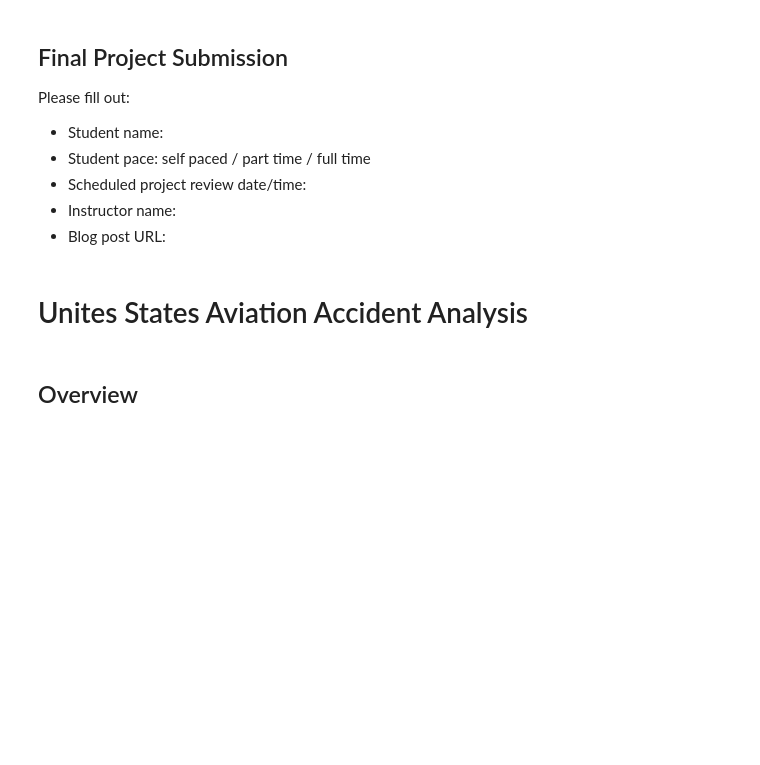
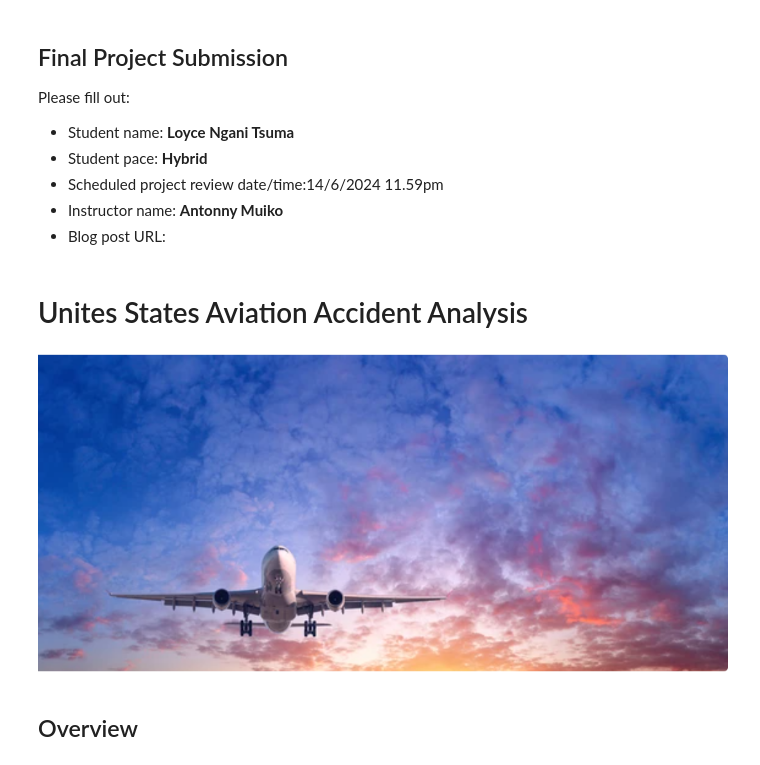
Before and after one commit to She-LoyceTsuma/dsc-phase-1-project-v3, a Jupyter notebook: student.ipynb, the cells around one changed output. Cells and saved outputs as stored; diff of their text form; code cells hidden in the pictures; blank space fills up the shorter version.

```diff
--- a/student.ipynb
+++ b/student.ipynb
@@ -2,13 +2,18 @@
 ## Final Project Submission
 
 Please fill out:
-* Student name:
-* Student pace: self paced / part time / full time
-* Scheduled project review date/time:
-* Instructor name:
+* Student name: **Loyce Ngani Tsuma**
+* Student pace: **Hybrid**
+* Scheduled project review date/time:14/6/2024 11.59pm
+* Instructor name: **Antonny Muiko**
 * Blog post URL:
 # %% [markdown]
 # Unites States Aviation Accident Analysis
+# %%
+from IPython.display import Image
+Image(filename=r"C:\Users\FLEX 5\Pictures\Screenshots\Screenshot 2024-06-12 214744.png", width=10000, height=300)
+# %% [output]
+[figure, added]
 # %% [markdown]
 ## Overview
 # %% [markdown]
```
Also changed, not shown: parts of 25 cells of this notebook.
